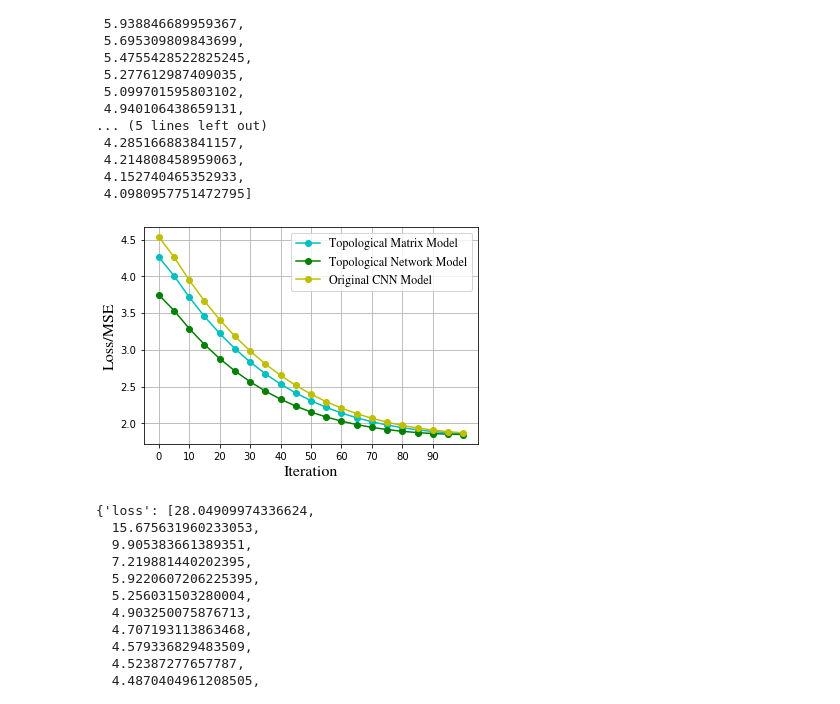
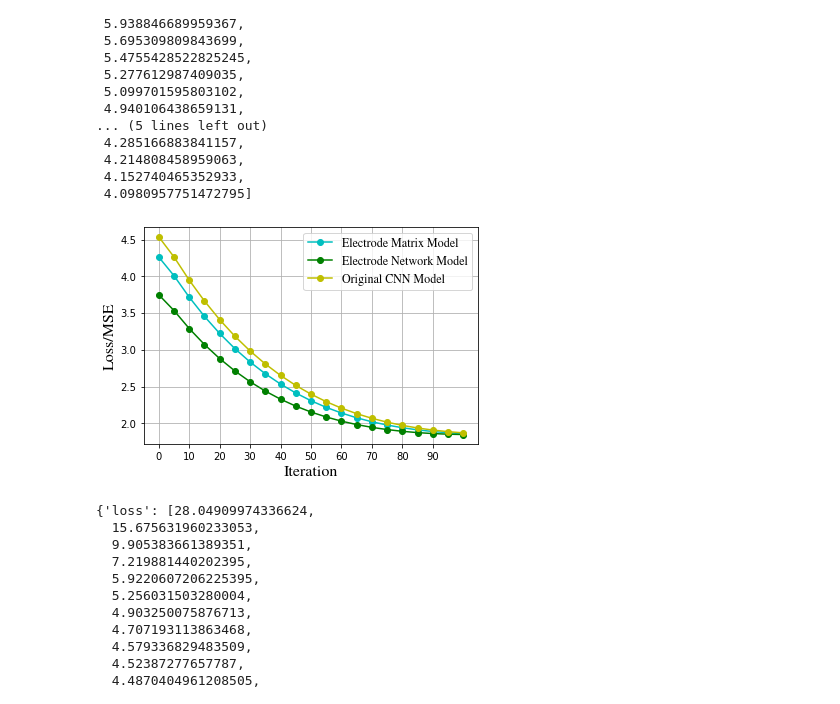
Before and after one commit to HansDongHuanze/experiment-BCI, a Jupyter notebook: SEAttention.ipynb, the cells around one changed output. Saved outputs shown, nothing was run; the diff lists cells and outputs as text; code cells hidden in the pictures.

```diff
--- a/SEAttention.ipynb
+++ b/SEAttention.ipynb
@@ -1209,14 +1211,14 @@ fontdict = {'family': 'STIXGeneral'}
 # %%
 iterate = range(0, 100, 10)
 plt.plot(tm, 'co-', em, 'go-', om, 'yo-')
 plt.xlabel("Iteration", fontdict={'family': 'STIXGeneral', 'size': 16})
 plt.ylabel("Loss/MSE", fontdict={'family': 'STIXGeneral', 'size': 16})
 plt.xticks(range(0,20,2), iterate)
 plt.grid(True)
-plt.legend(['Topological Matrix Model', 'Topological Network Model', 'Original CNN Model'], prop={'family': 'STIXGeneral', 'size':12})
+plt.legend(['Electrode Matrix Model', 'Electrode Network Model', 'Original CNN Model'], prop={'family': 'STIXGeneral', 'size':12})
 plt.show()
 # %% [output]
-[figure, old version]
+[figure, new version]
 # %%
 with open('enc_result.json','r+') as file:
     content=file.read()
```
Also changed, not shown: parts of 1 cell of this notebook, 2 other files.
